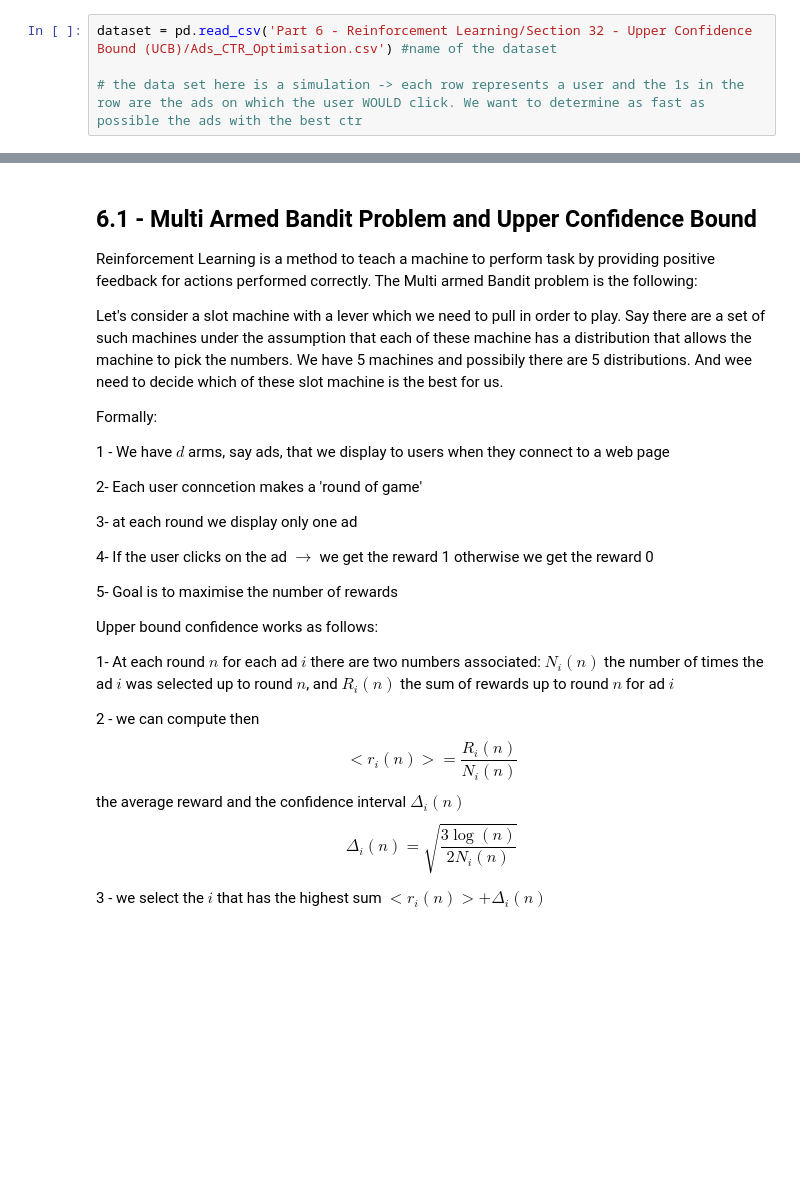
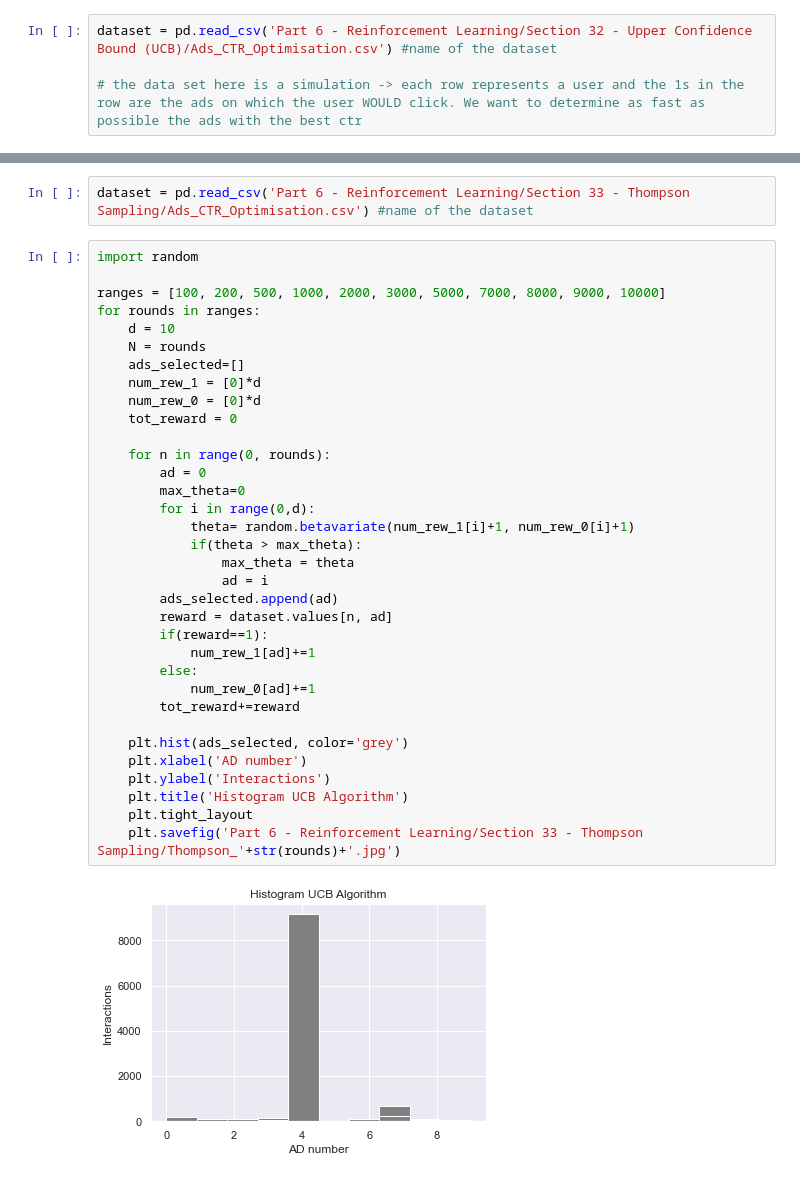
Before and after one commit to JacquesLeen/MachineLearningProjects, a Jupyter notebook: ML - Reinforcement Learning.ipynb, the cells around one changed output, grey strips where cells are left out. Drawn from its saved outputs; the diff is of its cells as text; blank space fills up the shorter version.

Commit message:
thompson sampling implemented

```diff
--- a/ML - Reinforcement Learning.ipynb
+++ b/ML - Reinforcement Learning.ipynb
@@ -76,29 +121,38 @@ The big difference within this and the UCB model is that this is a probabilistic
-# %% [markdown]
-## 6.1 - Multi Armed Bandit Problem and Upper Confidence Bound
-
-Reinforcement Learning is a method to teach a machine to perform task by providing positive feedback for actions performed correctly. The Multi armed Bandit problem is the following:
-
-Let's consider a slot machine with a lever which we need to pull in order to play. Say there are a set of such machines under the assumption that each of these machine has a distribution that allows the machine to pick the numbers. We have 5 machines and possibily there are 5 distributions. And wee need to decide which of these slot machine is the best for us.
-
-Formally:
-
-1 - We have $d$ arms, say ads, that we display to users when they connect to a web page
-
-2-  Each user conncetion makes a 'round of game'
-
-3- at each round we display only one ad
-
-4- If the user clicks on the ad $\rightarrow$ we get the reward 1 otherwise we get the reward 0
-
-5- Goal is to maximise the number of rewards
-
-Upper bound confidence works as follows:
-
-1- At each round $n$ for each ad $i$ there are two numbers associated: $N_i(n)$ the number of times the ad $i$ was selected up to round $n$, and $R_i(n)$ the sum of rewards up to round $n$ for ad $i$
-
-2 - we can compute then
-$$ <r_i(n)> = \frac{R_i(n)}{N_i(n)} $$
-the average reward and the confidence interval $\Delta_i(n)$
-$$ \Delta_i(n) = \sqrt{ \frac{3 \log(n)}{2 N_i(n)} } $$
-
-3 - we select the $i$ that has the highest sum $<r_i(n)> + \Delta_i(n)$
+# %%
+dataset = pd.read_csv('Part 6 - Reinforcement Learning/Section 33 - Thompson Sampling/Ads_CTR_Optimisation.csv') #name of the dataset
+# %%
+import random
+
+ranges = [100, 200, 500, 1000, 2000, 3000, 5000, 7000, 8000, 9000, 10000]
+for rounds in ranges:
+    d = 10
+    N = rounds
+    ads_selected=[]
+    num_rew_1 = [0]*d
+    num_rew_0 = [0]*d
+    tot_reward = 0
+
+    for n in range(0, rounds):
+        ad = 0
+        max_theta=0
+        for i in range(0,d):
+            theta= random.betavariate(num_rew_1[i]+1, num_rew_0[i]+1)
+            if(theta > max_theta):
+                max_theta = theta
+                ad = i
+        ads_selected.append(ad)
+        reward = dataset.values[n, ad]
+        if(reward==1):
+            num_rew_1[ad]+=1
+        else:
+            num_rew_0[ad]+=1
+        tot_reward+=reward
+
+    plt.hist(ads_selected, color='grey')
+    plt.xlabel('AD number')
+    plt.ylabel('Interactions')
+    plt.title('Histogram UCB Algorithm')
+    plt.tight_layout
+    plt.savefig('Part 6 - Reinforcement Learning/Section 33 - Thompson Sampling/Thompson_'+str(rounds)+'.jpg')
+# %% [output]
+[figure, added]
```
Also changed, not shown: parts of 3 cells of this notebook, 26 other files.
